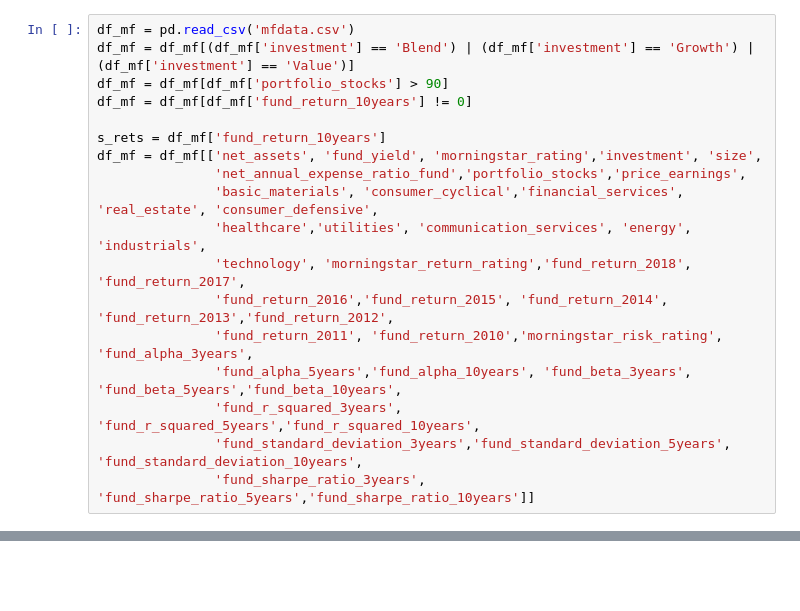
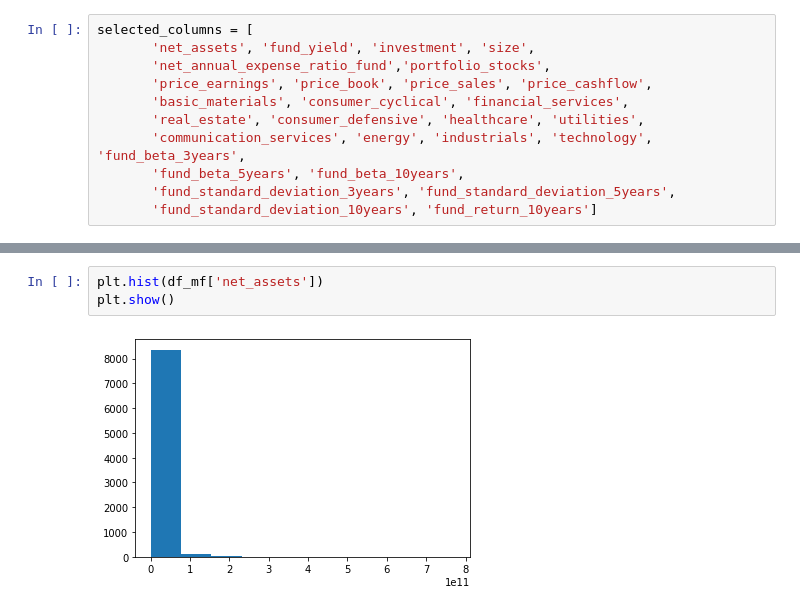
Before and after one commit to somjadhav/mutualfunds, a Jupyter notebook: main.ipynb, the cells around one changed output, grey strips where cells are left out. Saved outputs shown, nothing was run; the diff lists cells and outputs as text; blank space fills up the shorter version.

```diff
--- a/main.ipynb
+++ b/main.ipynb
@@ -12,18 +35,11 @@ from sklearn.naive_bayes import GaussianNB
 # %%
-df_mf = pd.read_csv('mfdata.csv')
-df_mf = df_mf[(df_mf['investment'] == 'Blend') | (df_mf['investment'] == 'Growth') | (df_mf['investment'] == 'Value')]
-df_mf = df_mf[df_mf['portfolio_stocks'] > 90]
-df_mf = df_mf[df_mf['fund_return_10years'] != 0]
-
-s_rets = df_mf['fund_return_10years']
-df_mf = df_mf[['net_assets', 'fund_yield', 'morningstar_rating','investment', 'size',
-               'net_annual_expense_ratio_fund','portfolio_stocks','price_earnings',
-               'basic_materials', 'consumer_cyclical','financial_services', 'real_estate', 'consumer_defensive',
-               'healthcare','utilities', 'communication_services', 'energy', 'industrials',
-               'technology', 'morningstar_return_rating','fund_return_2018', 'fund_return_2017',
-               'fund_return_2016','fund_return_2015', 'fund_return_2014', 'fund_return_2013','fund_return_2012',
-               'fund_return_2011', 'fund_return_2010','morningstar_risk_rating', 'fund_alpha_3years',
-               'fund_alpha_5years','fund_alpha_10years', 'fund_beta_3years', 'fund_beta_5years','fund_beta_10years',
-               'fund_r_squared_3years', 'fund_r_squared_5years','fund_r_squared_10years',
-               'fund_standard_deviation_3years','fund_standard_deviation_5years', 'fund_standard_deviation_10years',
-               'fund_sharpe_ratio_3years', 'fund_sharpe_ratio_5years','fund_sharpe_ratio_10years']]
+selected_columns = [
+       'net_assets', 'fund_yield', 'investment', 'size',
+       'net_annual_expense_ratio_fund','portfolio_stocks',
+       'price_earnings', 'price_book', 'price_sales', 'price_cashflow',
+       'basic_materials', 'consumer_cyclical', 'financial_services',
+       'real_estate', 'consumer_defensive', 'healthcare', 'utilities',
+       'communication_services', 'energy', 'industrials', 'technology', 'fund_beta_3years',
+       'fund_beta_5years', 'fund_beta_10years',
+       'fund_standard_deviation_3years', 'fund_standard_deviation_5years',
+       'fund_standard_deviation_10years', 'fund_return_10years']
@@ -35,0 +71,5 @@ sum(s_rets)/len(s_rets)
+# %%
+plt.hist(df_mf['net_assets'])
+plt.show()
+# %% [output]
+[figure, added]
```
Also changed, not shown: parts of 36 cells of this notebook, 1 other file.
